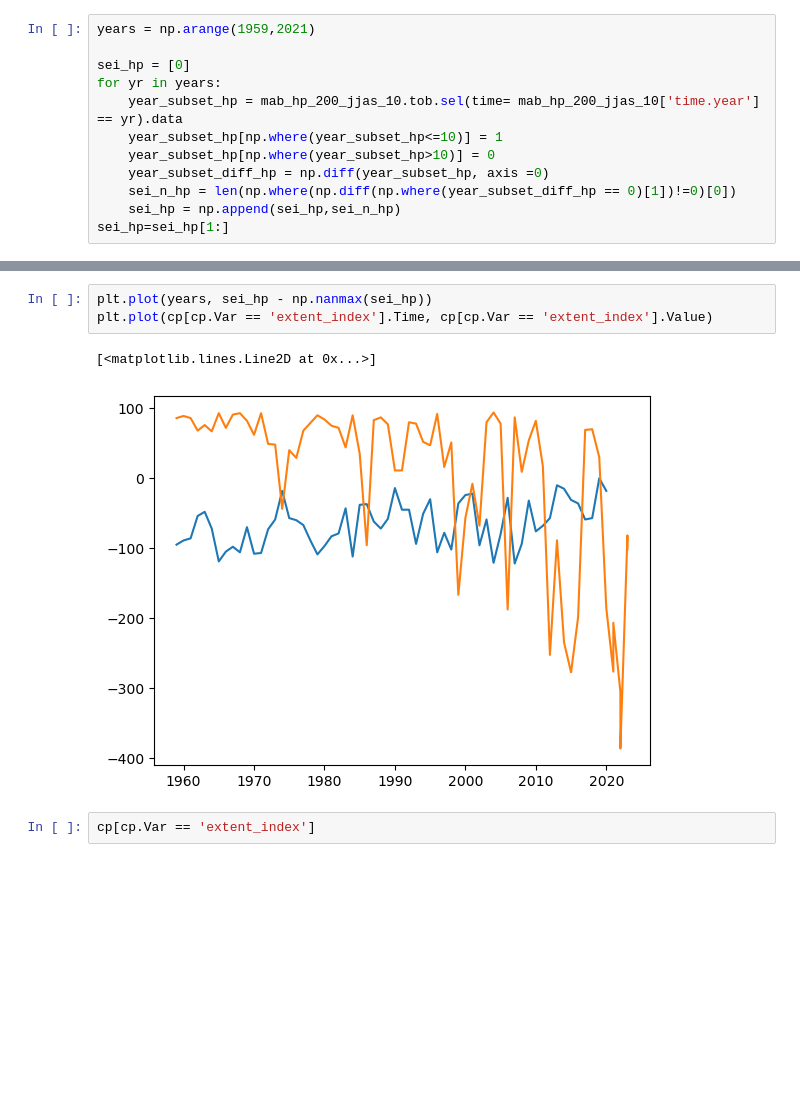
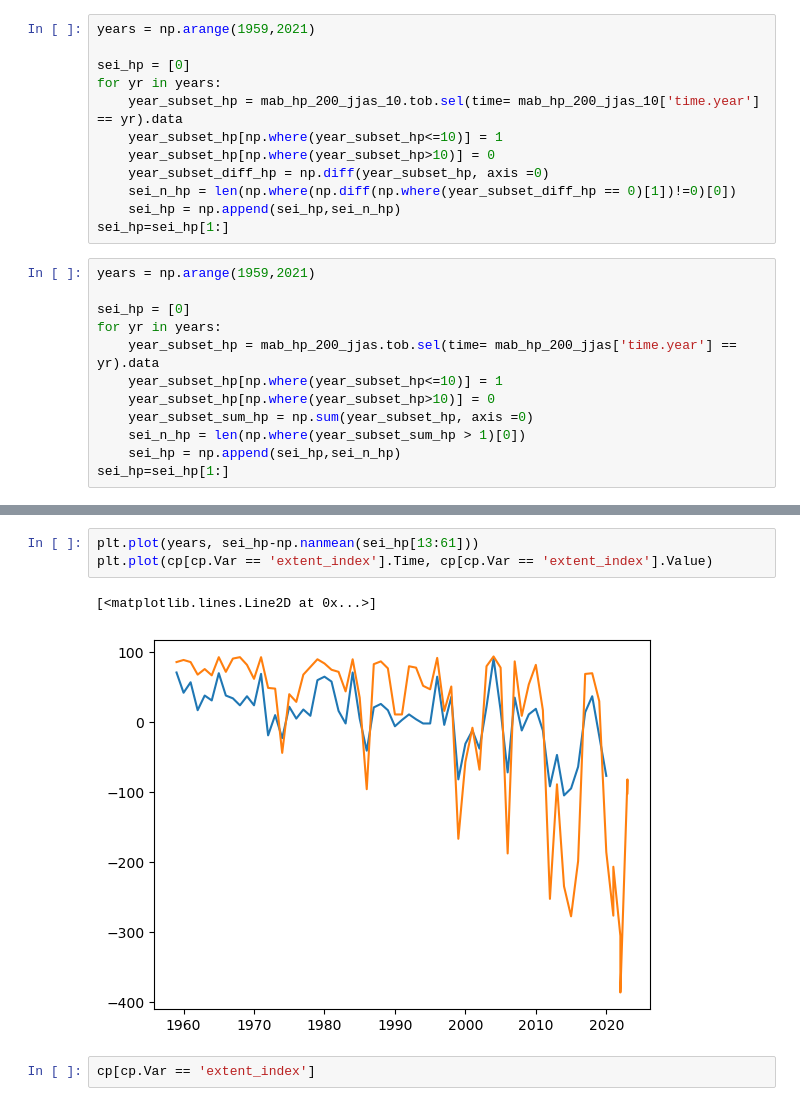
Before and after one commit to LGruenburg/MOM6_Validation, a Jupyter notebook: SOE/Cold_Pool.ipynb, the cells around one changed output, grey strips where cells are left out. Cells and saved outputs as stored; diff of their text form; blank space fills up the shorter version.

```diff
--- a/SOE/Cold_Pool.ipynb
+++ b/SOE/Cold_Pool.ipynb
@@ -757,3 +757,15 @@ for yr in years:
     sei_n_hp = len(np.where(np.diff(np.where(year_subset_diff_hp == 0)[1])!=0)[0])
     sei_hp = np.append(sei_hp,sei_n_hp)
 sei_hp=sei_hp[1:]
+# %%
+years = np.arange(1959,2021)
+
+sei_hp = [0]
+for yr in years:
+    year_subset_hp = mab_hp_200_jjas.tob.sel(time= mab_hp_200_jjas['time.year'] == yr).data
+    year_subset_hp[np.where(year_subset_hp<=10)] = 1
+    year_subset_hp[np.where(year_subset_hp>10)] = 0
+    year_subset_sum_hp = np.sum(year_subset_hp, axis =0)
+    sei_n_hp = len(np.where(year_subset_sum_hp > 1)[0])
+    sei_hp = np.append(sei_hp,sei_n_hp)
+sei_hp=sei_hp[1:]
@@ -760,9 +780,9 @@ sei_hp=sei_hp[1:]
 # %%
-plt.plot(years, sei_hp - np.nanmax(sei_hp))
+plt.plot(years, sei_hp-np.nanmean(sei_hp[13:61]))
 plt.plot(cp[cp.Var == 'extent_index'].Time, cp[cp.Var == 'extent_index'].Value)
 # %% [output]
 [<matplotlib.lines.Line2D at 0x...>]
-[figure, old version]
+[figure, new version]
 # %%
 cp[cp.Var == 'extent_index']
 # %% [output]
```
Also changed, not shown: parts of 3 cells of this notebook.
